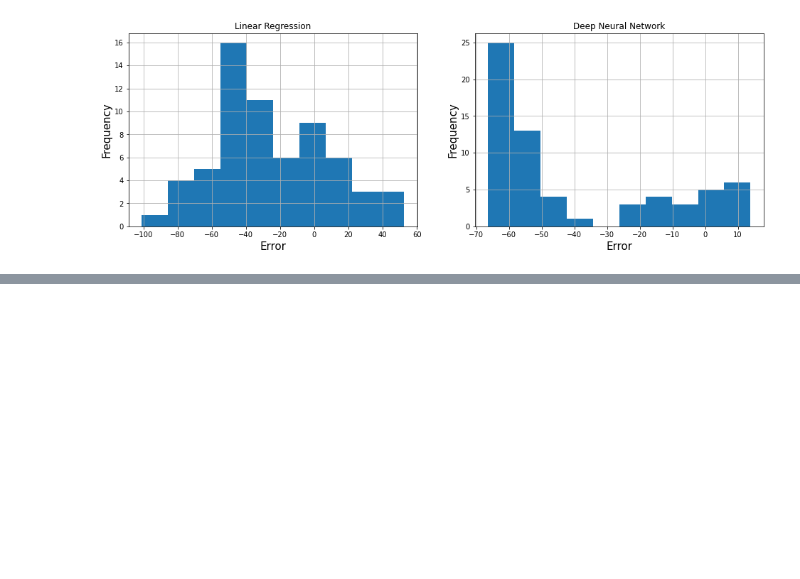
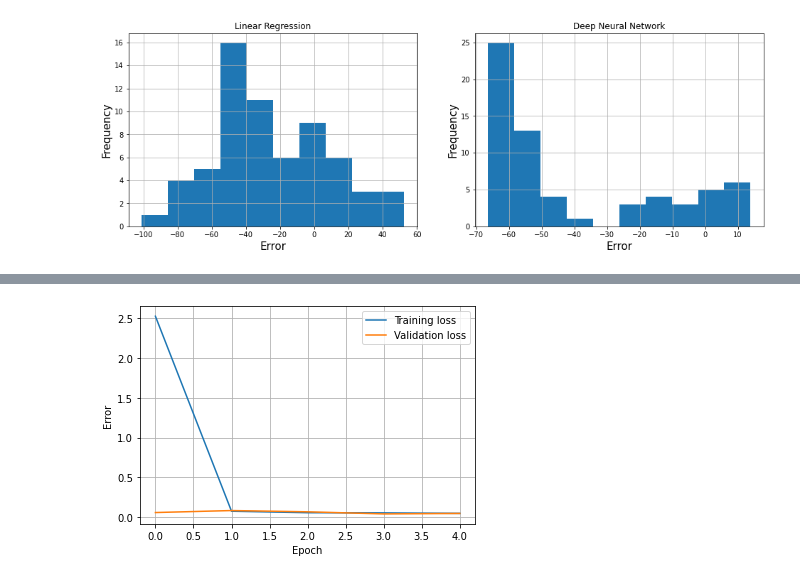
Before and after one commit to snowex-hackweek/cam-learning, a Jupyter notebook: notebooks/regression_snowdepth_camera.ipynb, the cells around one changed output, grey strips where cells are left out. Saved outputs shown, nothing was run; the diff lists cells and outputs as text; code cells hidden in the pictures; blank space fills up the shorter version.

```diff
--- a/notebooks/regression_snowdepth_camera.ipynb
+++ b/notebooks/regression_snowdepth_camera.ipynb
@@ -616,0 +658,21 @@ Text(0.5, 1.0, 'Deep Neural Network')
+# %%
+tf.random.set_seed(1000)  ## For reproducible results
+network = tf.keras.models.Sequential() # Specify layers in their sequential order
+# inputs are 4 dimensions (4 dimensions = 4 features)
+# Dense = Fully Connected.
+# First hidden layer has 1000 neurons with relu activations.
+# Second hidden layer has 512 neurons with relu activations
+# Third hidden layer has 256 neurons with Sigmoid activations
+network.add(tf.keras.layers.Dense(1000, activation='relu' ,input_shape=(train_x.shape[1],)))
+network.add(tf.keras.layers.Dense(512, activation='relu')) # sigmoid, tanh
+network.add(tf.keras.layers.Dense(256, activation='sigmoid'))
+# Output layer uses no activation with 1 output neurons
+network.add(tf.keras.layers.Dense(1)) # Output layer
+
+opt = tf.keras.optimizers.Adam(learning_rate=0.0001)
+network.compile(optimizer = opt, loss='mean_squared_error')
+# %%
+%%time
+
+# NOTE: if you have time, consider upping epochs -> 150
+history = network.fit(train_x, train_y, epochs=5, validation_split = 0.2, verbose=0)
@@ -616,0 +682,9 @@ Text(0.5, 1.0, 'Deep Neural Network')
+# %%
+plt.plot(history.history['loss'], label='Training loss')
+plt.plot(history.history['val_loss'], label='Validation loss')
+plt.xlabel('Epoch')
+plt.ylabel('Error')
+plt.legend()
+plt.grid(True)
+# %% [output]
+[figure, added]
```
Also changed, not shown: parts of 12 cells of this notebook.
